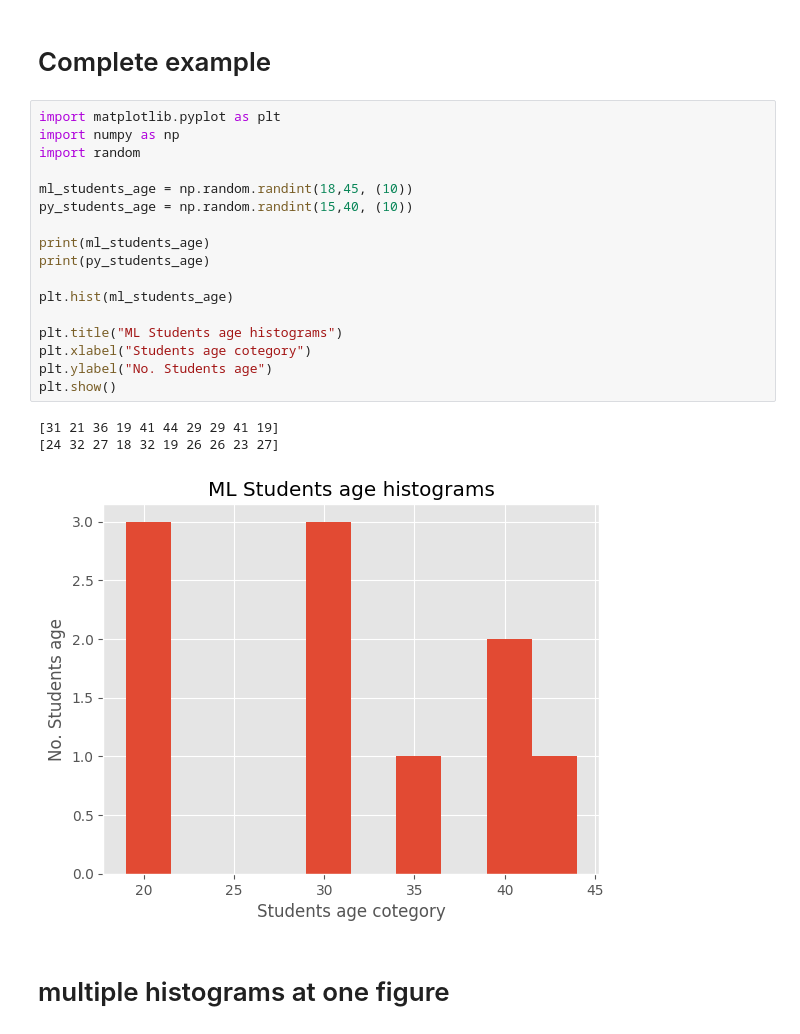
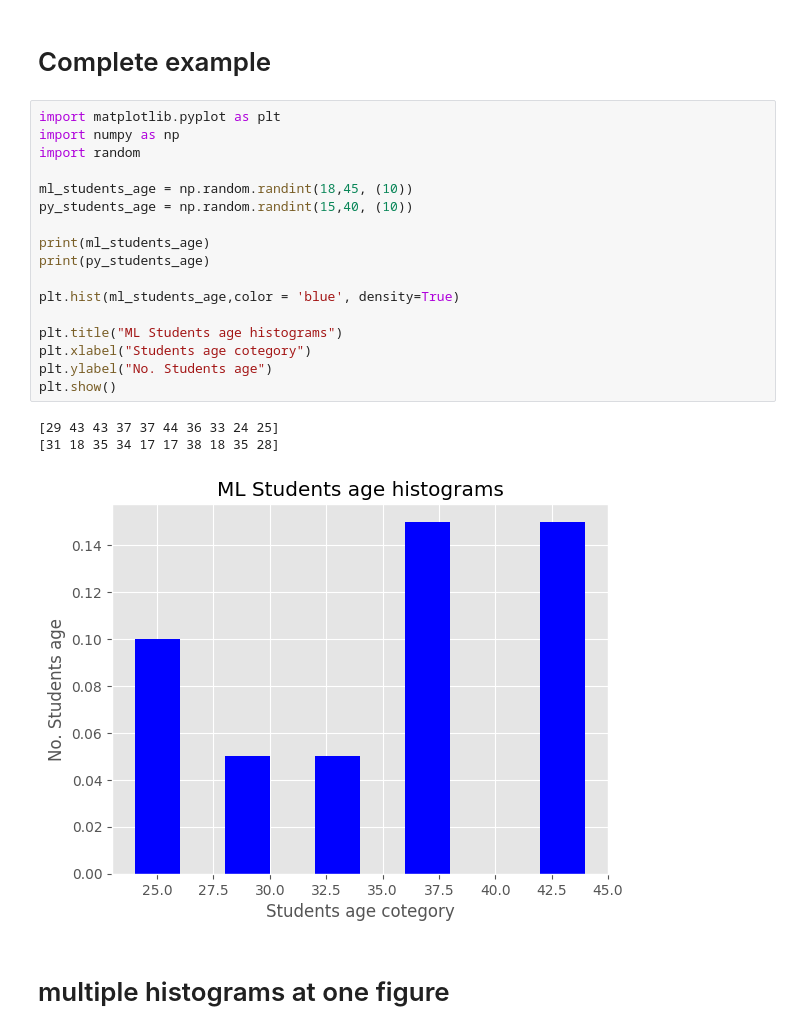
Before and after one commit to BENMEZIAN/Matplotlib-tutorial, a Jupyter notebook: Part_03_Histogram_matplotlib.ipynb, the cells around one changed output. Saved outputs shown, nothing was run; the diff lists cells and outputs as text.

```diff
--- a/Part_03_Histogram_matplotlib.ipynb
+++ b/Part_03_Histogram_matplotlib.ipynb
@@ -78,24 +78,24 @@ plt.show()
 # %%
 import matplotlib.pyplot as plt
 import numpy as np
 import random
 
 ml_students_age = np.random.randint(18,45, (10))
 py_students_age = np.random.randint(15,40, (10))
 
 print(ml_students_age)
 print(py_students_age)
 
-plt.hist(ml_students_age)
+plt.hist(ml_students_age,color = 'blue', density=True)
 
 plt.title("ML Students age histograms")
 plt.xlabel("Students age cotegory")
 plt.ylabel("No. Students age")
 plt.show()
 # %% [output]
-[31 21 36 19 41 44 29 29 41 19]
-[24 32 27 18 32 19 26 26 23 27]
+[29 43 43 37 37 44 36 33 24 25]
+[31 18 35 34 17 17 38 18 35 28]
-[figure, old version]
+[figure, new version]
 # %% [markdown]
 # multiple histograms at one figure
 # %%
```
Also changed, not shown: parts of 1 cell of this notebook.
